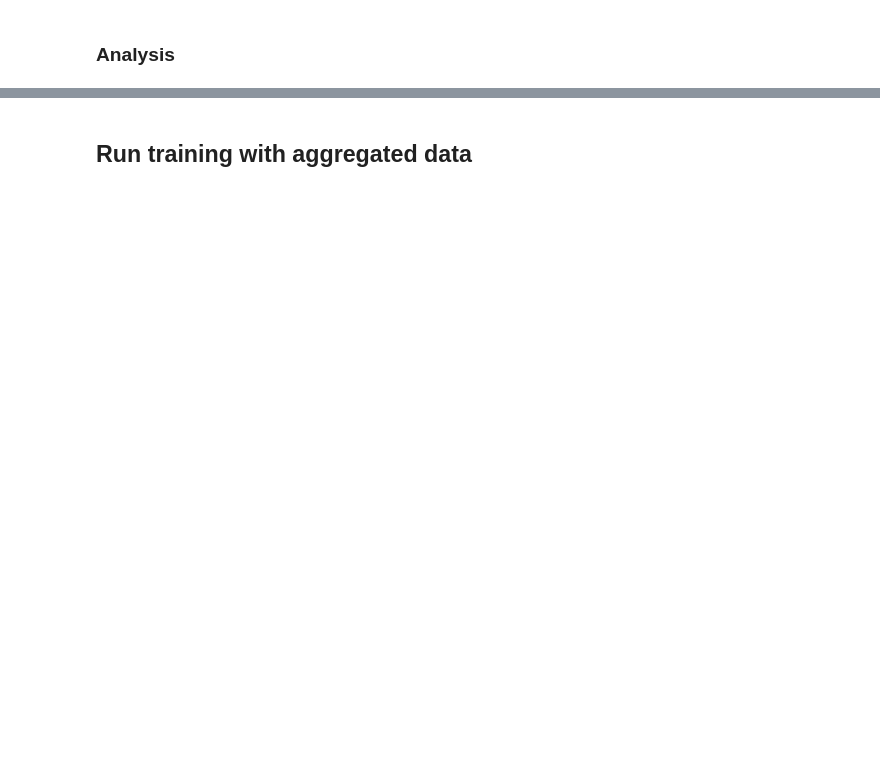
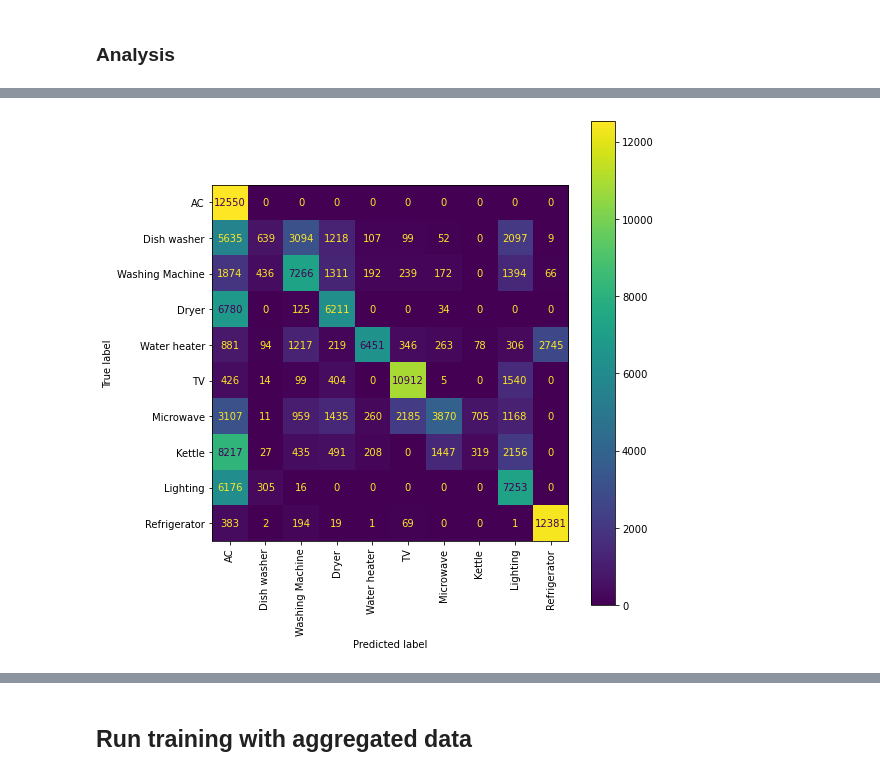
Before and after one commit to f-krause/uio-AIEI-project-2, a Jupyter notebook: task2.3_classification_LSTM.ipynb, the cells around one changed output, grey strips where cells are left out. Saved outputs shown, nothing was run; the diff lists cells and outputs as text; code cells hidden in the pictures; blank space fills up the shorter version.

```diff
--- a/task2.3_classification_LSTM.ipynb
+++ b/task2.3_classification_LSTM.ipynb
@@ -95,3 +96,8 @@ fl.plot_training_accuracy()
+# %%
+# Train set confusion matrix
+fl.plot_confusion_matrix(x_train, y_train)
+# %% [output]
+[figure, added]
 # %%
 fl.evaluation_metrics(x_test, y_test)
 # %% [output]
```
Also changed, not shown: parts of 15 cells of this notebook.
